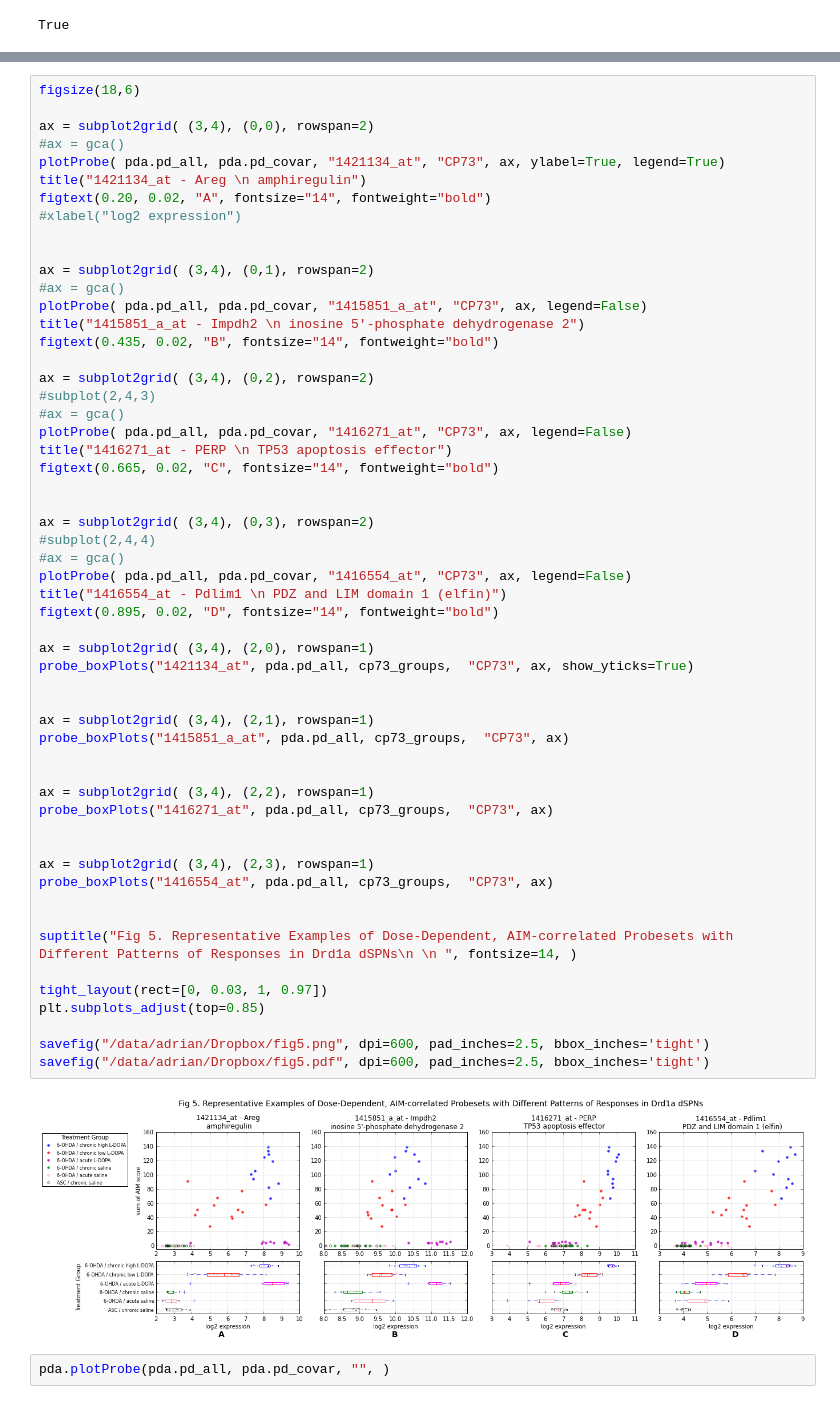
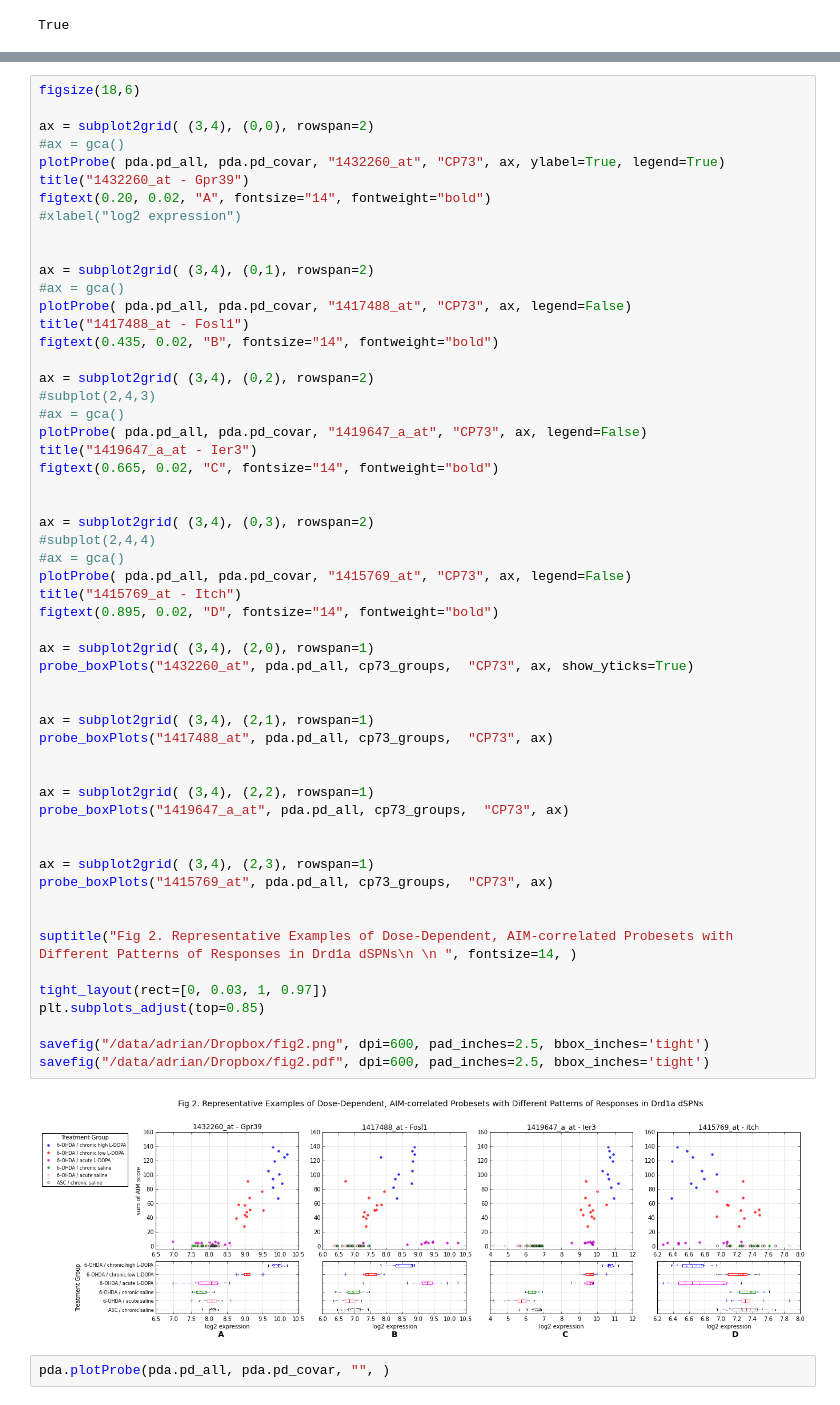
Before and after one commit to aheilbut/pdmouse, a Jupyter notebook: py/pd_supp_tables.ipynb, the cells around one changed output, grey strips where cells are left out. Drawn from its saved outputs; the diff is of its cells as text.

```diff
--- a/py/pd_supp_tables.ipynb
+++ b/py/pd_supp_tables.ipynb
@@ -2134,58 +2140,58 @@ figsize(18,6)
 
 ax = subplot2grid( (3,4), (0,0), rowspan=2)
 #ax = gca()
-plotProbe( pda.pd_all, pda.pd_covar, "1421134_at", "CP73", ax, ylabel=True, legend=True)
-title("1421134_at - Areg \n amphiregulin")
+plotProbe( pda.pd_all, pda.pd_covar, "1432260_at", "CP73", ax, ylabel=True, legend=True)
+title("1432260_at - Gpr39")
 figtext(0.20, 0.02, "A", fontsize="14", fontweight="bold")
 #xlabel("log2 expression")
 
 
 ax = subplot2grid( (3,4), (0,1), rowspan=2)
 #ax = gca()
-plotProbe( pda.pd_all, pda.pd_covar, "1415851_a_at", "CP73", ax, legend=False)
-title("1415851_a_at - Impdh2 \n inosine 5'-phosphate dehydrogenase 2")
+plotProbe( pda.pd_all, pda.pd_covar, "1417488_at", "CP73", ax, legend=False)
+title("1417488_at - Fosl1")
 figtext(0.435, 0.02, "B", fontsize="14", fontweight="bold")
 
 ax = subplot2grid( (3,4), (0,2), rowspan=2)
 #subplot(2,4,3)
 #ax = gca()
-plotProbe( pda.pd_all, pda.pd_covar, "1416271_at", "CP73", ax, legend=False)
-title("1416271_at - PERP \n TP53 apoptosis effector")
+plotProbe( pda.pd_all, pda.pd_covar, "1419647_a_at", "CP73", ax, legend=False)
+title("1419647_a_at - Ier3")
 figtext(0.665, 0.02, "C", fontsize="14", fontweight="bold")
 
 
 ax = subplot2grid( (3,4), (0,3), rowspan=2)
 #subplot(2,4,4)
 #ax = gca()
-plotProbe( pda.pd_all, pda.pd_covar, "1416554_at", "CP73", ax, legend=False)
-title("1416554_at - Pdlim1 \n PDZ and LIM domain 1 (elfin)")
+plotProbe( pda.pd_all, pda.pd_covar, "1415769_at", "CP73", ax, legend=False)
+title("1415769_at - Itch")
 figtext(0.895, 0.02, "D", fontsize="14", fontweight="bold")
 
 ax = subplot2grid( (3,4), (2,0), rowspan=1)
-probe_boxPlots("1421134_at", pda.pd_all, cp73_groups,  "CP73", ax, show_yticks=True)
+probe_boxPlots("1432260_at", pda.pd_all, cp73_groups,  "CP73", ax, show_yticks=True)
 
 
 ax = subplot2grid( (3,4), (2,1), rowspan=1)
-probe_boxPlots("1415851_a_at", pda.pd_all, cp73_groups,  "CP73", ax)
+probe_boxPlots("1417488_at", pda.pd_all, cp73_groups,  "CP73", ax)
 
 
 ax = subplot2grid( (3,4), (2,2), rowspan=1)
-probe_boxPlots("1416271_at", pda.pd_all, cp73_groups,  "CP73", ax)
+probe_boxPlots("1419647_a_at", pda.pd_all, cp73_groups,  "CP73", ax)
 
 
 ax = subplot2grid( (3,4), (2,3), rowspan=1)
-probe_boxPlots("1416554_at", pda.pd_all, cp73_groups,  "CP73", ax)
+probe_boxPlots("1415769_at", pda.pd_all, cp73_groups,  "CP73", ax)
 
 
-suptitle("Fig 5. Representative Examples of Dose-Dependent, AIM-correlated Probesets with Different Patterns of Responses in Drd1a dSPNs\n \n ", fontsize=14, )
+suptitle("Fig 2. Representative Examples of Dose-Dependent, AIM-correlated Probesets with Different Patterns of Responses in Drd1a dSPNs\n \n ", fontsize=14, )
 
 tight_layout(rect=[0, 0.03, 1, 0.97])
 plt.subplots_adjust(top=0.85)
 
-savefig("/data/adrian/Dropbox/fig5.png", dpi=600, pad_inches=2.5, bbox_inches='tight')
-savefig("/data/adrian/Dropbox/fig5.pdf", dpi=600, pad_inches=2.5, bbox_inches='tight')
+savefig("/data/adrian/Dropbox/fig2.png", dpi=600, pad_inches=2.5, bbox_inches='tight')
+savefig("/data/adrian/Dropbox/fig2.pdf", dpi=600, pad_inches=2.5, bbox_inches='tight')
 # %% [output]
-[figure, old version]
+[figure, new version]
 # %%
 pda.plotProbe(pda.pd_all, pda.pd_covar, "", )
 # %%
```
Also changed, not shown: parts of 32 cells of this notebook, 5 other files.
